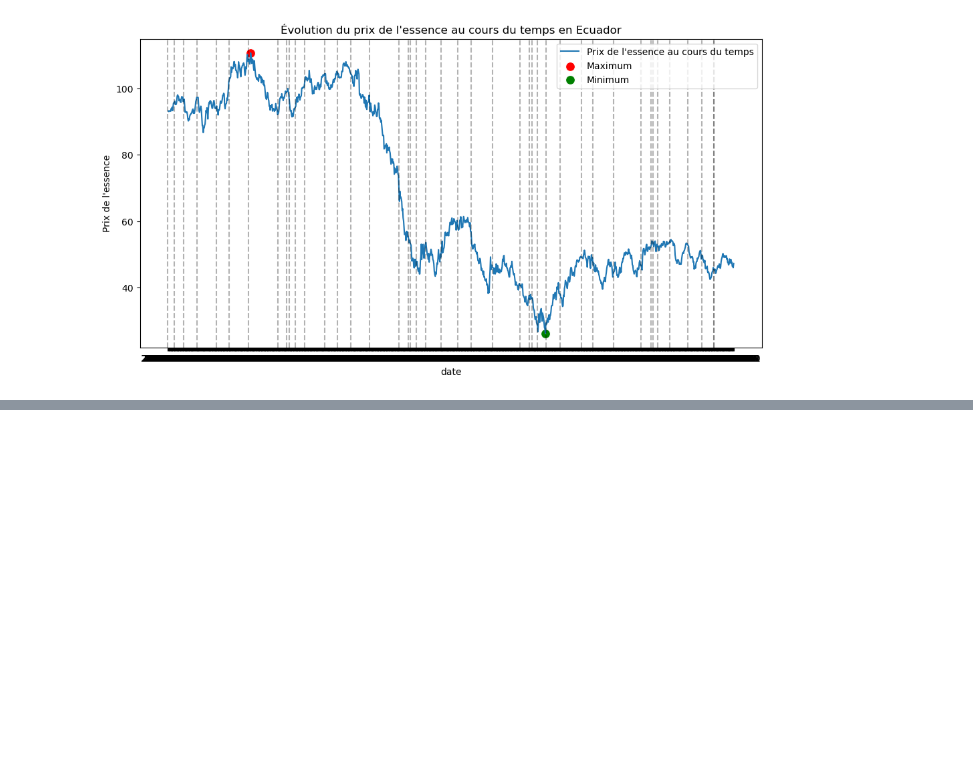
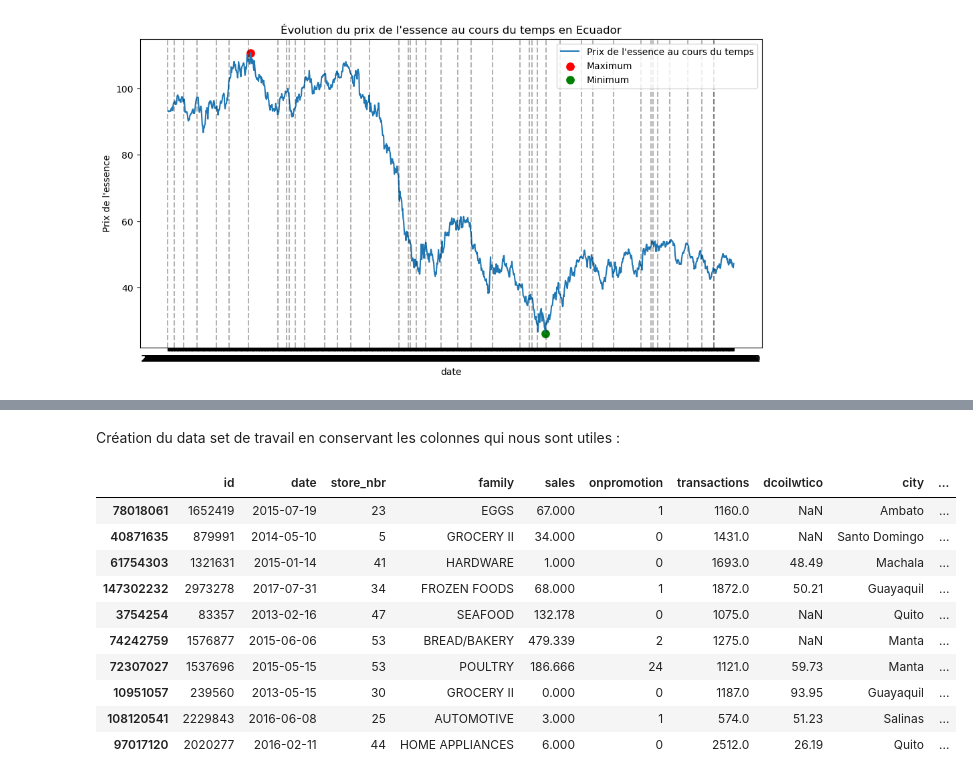
Before and after one commit to AugustinCablant/Learning-ML, a Jupyter notebook: Projects/Store Sales - Time Series Forecasting.ipynb, the cells around one changed output, grey strips where cells are left out. Cells and saved outputs as stored; diff of their text form; code cells hidden in the pictures; blank space fills up the shorter version.

```diff
--- a/Projects/Store Sales - Time Series Forecasting.ipynb
+++ b/Projects/Store Sales - Time Series Forecasting.ipynb
@@ -123,0 +121,4 @@ oil.head(15)
+# %%
+holidays_event = pd.read_csv('datasets/holidays_events.csv')
+liste_local_name = list(holidays_event['locale_name'].unique())
+holidays_event[holidays_event['locale_name']=='Ecuador']
@@ -123,0 +139,40 @@ oil.head(15)
+# %% [markdown]
+Création du data set de travail en conservant les colonnes qui nous sont utiles :
+# %%
+
+df = pd.merge(df_train, transaction[['date','transactions']], on='date', how='left')
+df = pd.merge(df, oil, on='date', how='left')
+df = pd.merge(df, store[['city','type','cluster','store_nbr']], on = 'store_nbr', how = 'left')
+
+event = holidays_event.copy()
+event = event.rename({'locale_name':'city'},axis=1)
+event = event.drop(['description','transferred'],axis=1)
+
+event['national_event'] = 0
+event['local_event'] = 0
+
+for i in tqdm(holidays_event.index.to_list()):
+    if holidays_event['locale'][i]=='National':
+        event.loc[i,'national_event'] = 1
+    else:
+        event.loc[i,'local_event'] = 1
+
+event = event.drop('locale',axis=1)
+df = pd.merge(df,event,on = ['date','city'], how='left')
+df['national_event'] = df['national_event'].fillna(0)
+df['local_event'] = df['local_event'].fillna(0)
+
+df =df.drop(['type_x','type_y','city'],axis=1)
+df.sample(10)
+# %% [output]
+|  | id | date | store_nbr | family | sales | onpromotion | transactions | dcoilwtico | city | ... |
+| 78018061 | 1652419 | 2015-07-19 | 23 | EGGS | 67.000 | 1 | 1160.0 | NaN | Ambato | ... |
+| 40871635 | 879991 | 2014-05-10 | 5 | GROCERY II | 34.000 | 0 | 1431.0 | NaN | Santo Domingo | ... |
+| 61754303 | 1321631 | 2015-01-14 | 41 | HARDWARE | 1.000 | 0 | 1693.0 | 48.49 | Machala | ... |
+| 147302232 | 2973278 | 2017-07-31 | 34 | FROZEN FOODS | 68.000 | 1 | 1872.0 | 50.21 | Guayaquil | ... |
+| 3754254 | 83357 | 2013-02-16 | 47 | SEAFOOD | 132.178 | 0 | 1075.0 | NaN | Quito | ... |
+| 74242759 | 1576877 | 2015-06-06 | 53 | BREAD/BAKERY | 479.339 | 2 | 1275.0 | NaN | Manta | ... |
+| 72307027 | 1537696 | 2015-05-15 | 53 | POULTRY | 186.666 | 24 | 1121.0 | 59.73 | Manta | ... |
+| 10951057 | 239560 | 2013-05-15 | 30 | GROCERY II | 0.000 | 0 | 1187.0 | 93.95 | Guayaquil | ... |
+| 108120541 | 2229843 | 2016-06-08 | 25 | AUTOMOTIVE | 3.000 | 1 | 574.0 | 51.23 | Salinas | ... |
+| 97017120 | 2020277 | 2016-02-11 | 44 | HOME APPLIANCES | 6.000 | 0 | 2512.0 | 26.19 | Quito | ... |
```
Also changed, not shown: parts of 9 cells of this notebook.
